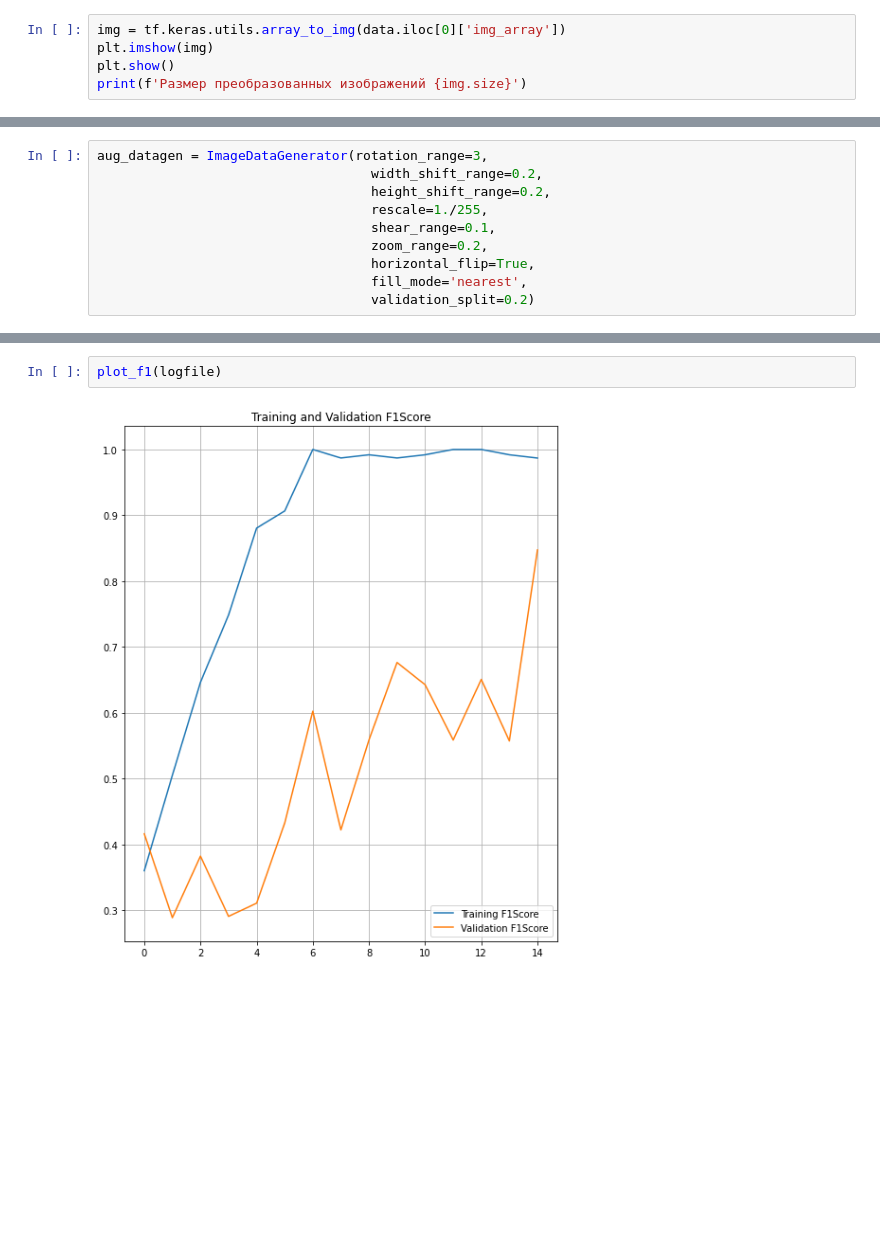
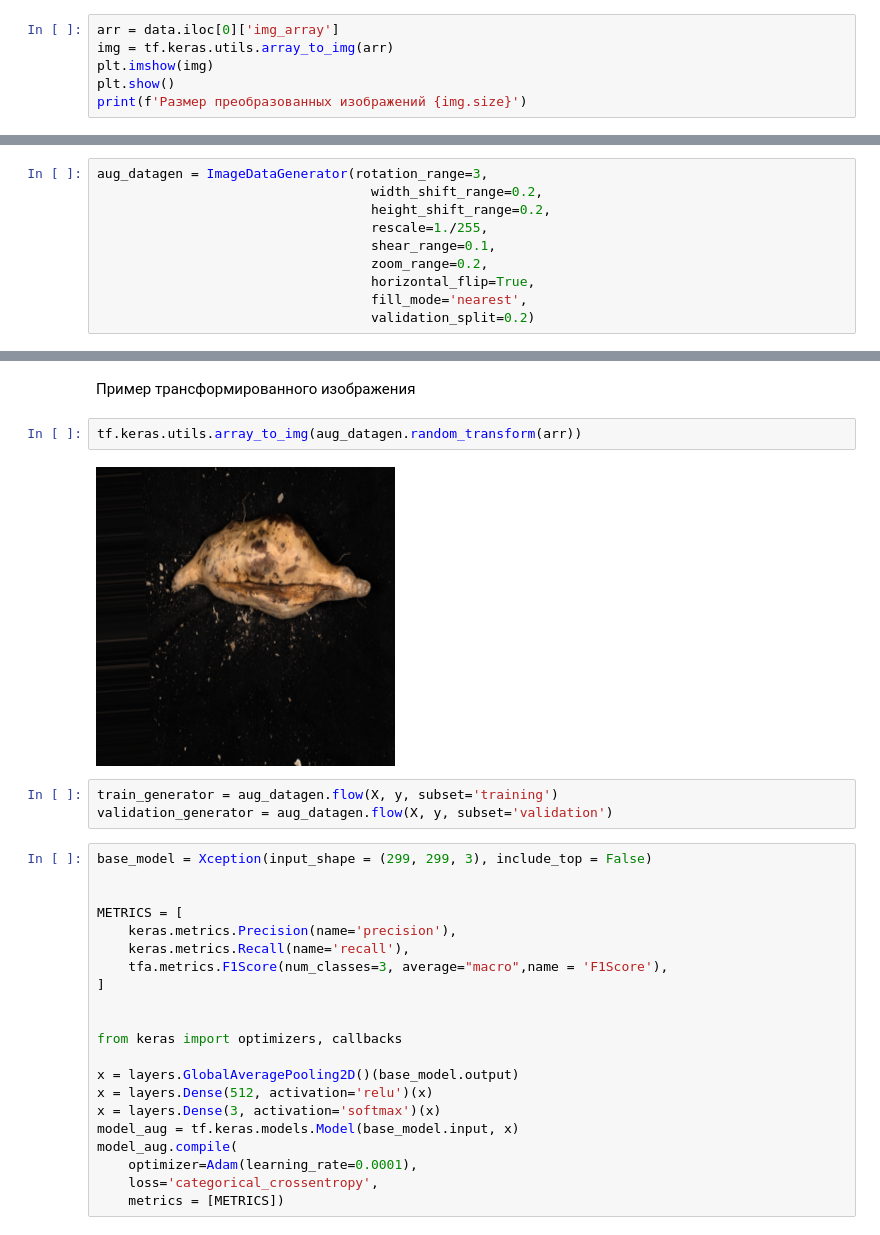
Before and after one commit to kitub/Coursework, a Jupyter notebook: Coursework.ipynb, the cells around one changed output, grey strips where cells are left out. Saved outputs shown, nothing was run; the diff lists cells and outputs as text; blank space fills up the shorter version.

```diff
--- a/Coursework.ipynb
+++ b/Coursework.ipynb
@@ -65,7 +65,8 @@ data
 | 126 | [[[6.0, 6.0, 7.0], [6.0, 6.0, 7.0... | 2 |
 127 rows × 2 columns
 # %%
-img = tf.keras.utils.array_to_img(data.iloc[0]['img_array'])
+arr = data.iloc[0]['img_array']
+img = tf.keras.utils.array_to_img(arr)
 plt.imshow(img)
 plt.show()
 print(f'Размер преобразованных изображений {img.size}')
@@ -275,4 +213,30 @@ plot_recallandPrecision(logfile)
-# %%
-plot_f1(logfile)
-# %% [output]
-[figure, removed]
+# %% [markdown]
+Пример трансформированного изображения
+# %%
+tf.keras.utils.array_to_img(aug_datagen.random_transform(arr))
+# %% [output]
+[figure, added]
+# %%
+train_generator = aug_datagen.flow(X, y, subset='training')
+validation_generator = aug_datagen.flow(X, y, subset='validation')
+# %%
+base_model = Xception(input_shape = (299, 299, 3), include_top = False)
+
+
+METRICS = [
+    keras.metrics.Precision(name='precision'),
+    keras.metrics.Recall(name='recall'),
+    tfa.metrics.F1Score(num_classes=3, average="macro",name = 'F1Score'),
+]
+
+
+from keras import optimizers, callbacks
+
+x = layers.GlobalAveragePooling2D()(base_model.output)
+x = layers.Dense(512, activation='relu')(x)
+x = layers.Dense(3, activation='softmax')(x)
+model_aug = tf.keras.models.Model(base_model.input, x)
+model_aug.compile(
+    optimizer=Adam(learning_rate=0.0001),
+    loss='categorical_crossentropy',
+    metrics = [METRICS])
```
Also changed, not shown: parts of 12 cells of this notebook.
